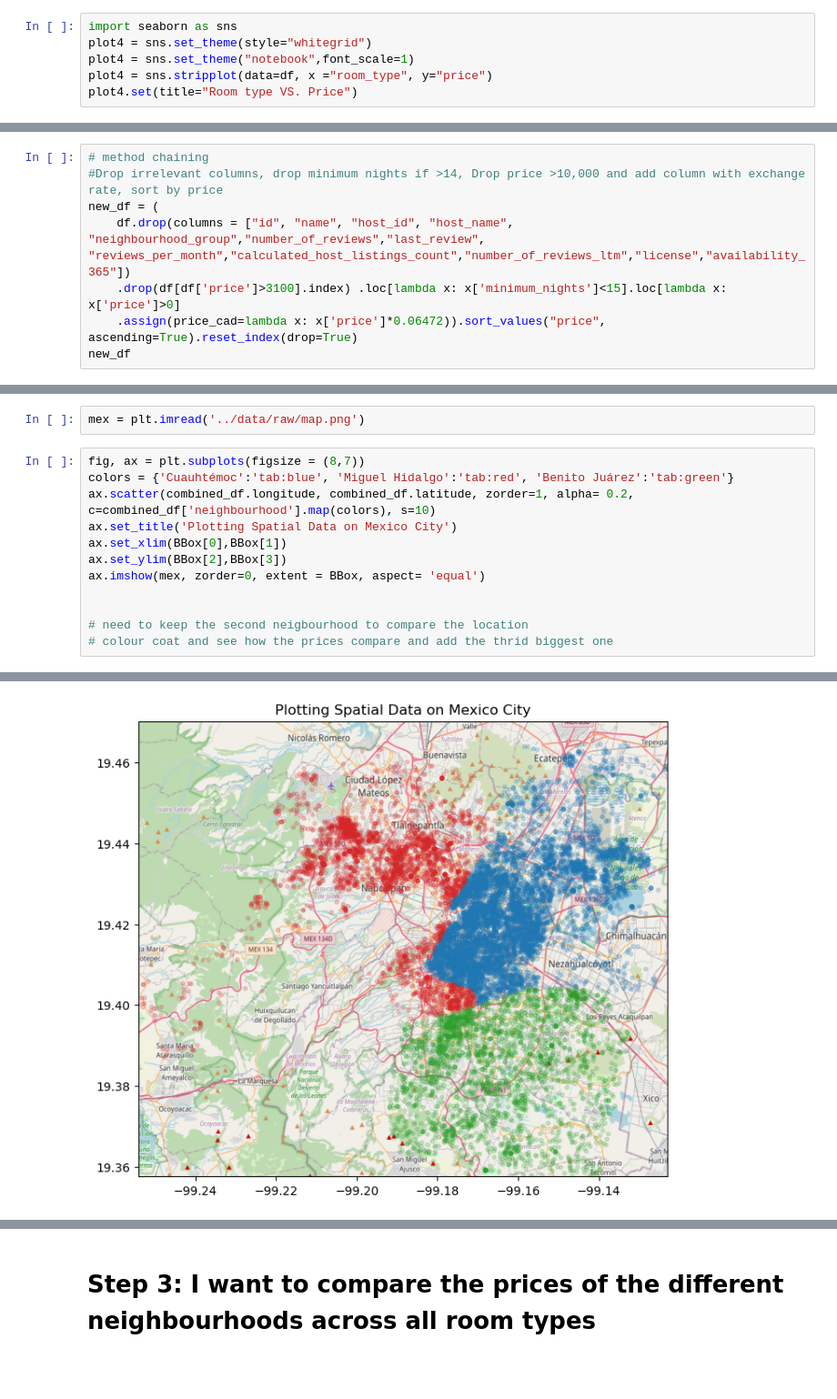
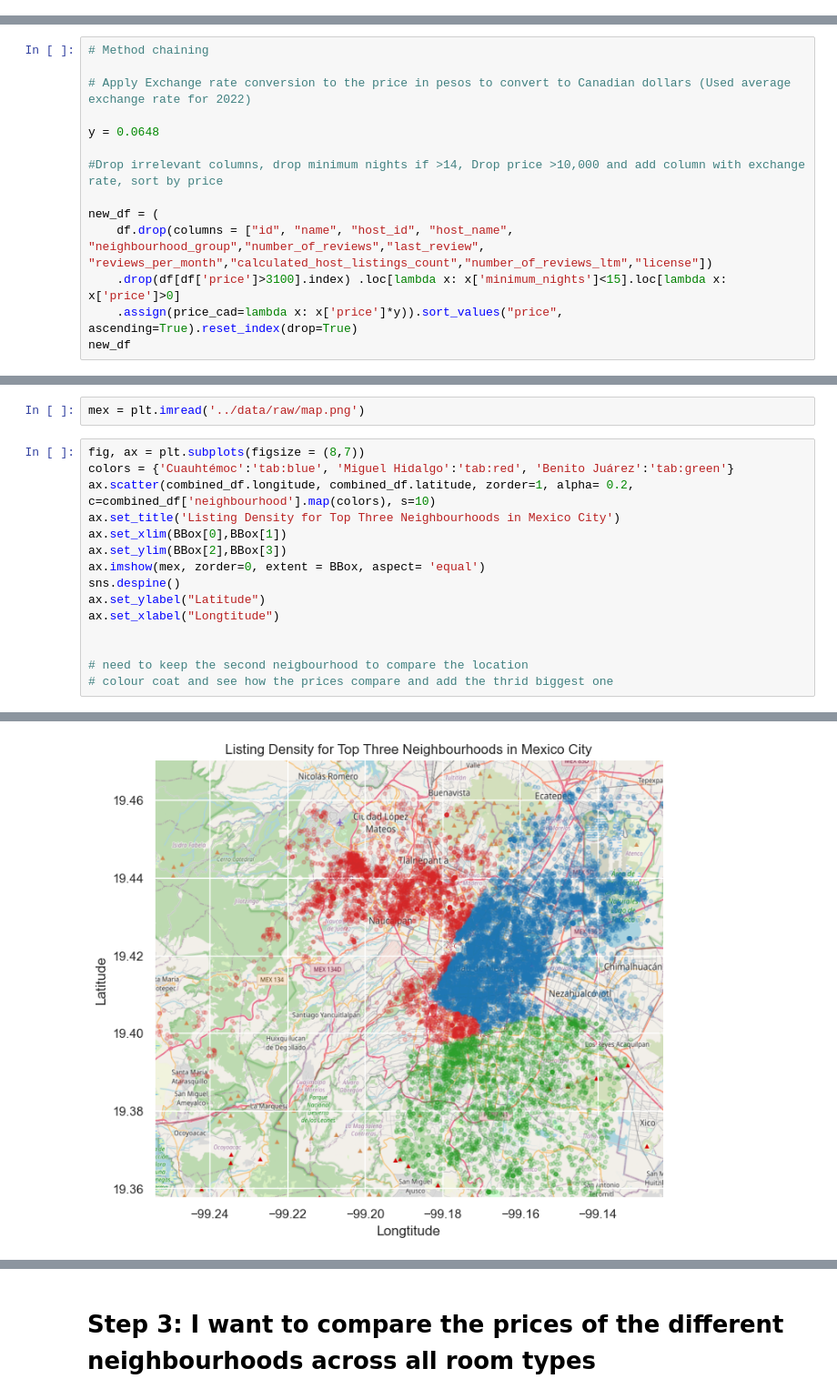
Before and after one commit to ubco-W2022T2-data301/project-group-group21, a Jupyter notebook: analysis/analysis2.ipynb, the cells around one changed output, grey strips where cells are left out. Shown at 91% size. Saved outputs shown, nothing was run; the diff lists cells and outputs as text; blank space fills up the shorter version.

```diff
--- a/analysis/analysis2.ipynb
+++ b/analysis/analysis2.ipynb
@@ -87,9 +85,3 @@ new_data
 | Hotel room | 251.530769 | 2482.553846 |
 | Private room | 255.842639 | 1428.970479 |
 | Shared room | 301.181185 | 955.177700 |
-# %%
-import seaborn as sns
-plot4 = sns.set_theme(style="whitegrid")
-plot4 = sns.set_theme("notebook",font_scale=1)
-plot4 = sns.stripplot(data=df, x ="room_type", y="price")
-plot4.set(title="Room type VS. Price")
@@ -285,11 +267,17 @@ clean_data.describe()
 # %% [markdown]
 ## Building and Testing my method chain
 # %%
-# method chaining
+# Method chaining
+
+# Apply Exchange rate conversion to the price in pesos to convert to Canadian dollars (Used average exchange rate for 2022)
+
+y = 0.0648
+
 #Drop irrelevant columns, drop minimum nights if >14, Drop price >10,000 and add column with exchange rate, sort by price
+
 new_df = (
-    df.drop(columns = ["id", "name", "host_id", "host_name", "neighbourhood_group","number_of_reviews","last_review", "reviews_per_month","calculated_host_listings_count","number_of_reviews_ltm","license","availability_365"])
+    df.drop(columns = ["id", "name", "host_id", "host_name", "neighbourhood_group","number_of_reviews","last_review", "reviews_per_month","calculated_host_listings_count","number_of_reviews_ltm","license"])
     .drop(df[df['price']>3100].index) .loc[lambda x: x['minimum_nights']<15].loc[lambda x: x['price']>0]
-    .assign(price_cad=lambda x: x['price']*0.06472)).sort_values("price", ascending=True).reset_index(drop=True)
+    .assign(price_cad=lambda x: x['price']*y)).sort_values("price", ascending=True).reset_index(drop=True)
 new_df
 # %% [output]
@@ -378,10 +372,13 @@ mex = plt.imread('../data/raw/map.png')
 fig, ax = plt.subplots(figsize = (8,7))
 colors = {'Cuauhtémoc':'tab:blue', 'Miguel Hidalgo':'tab:red', 'Benito Juárez':'tab:green'}
 ax.scatter(combined_df.longitude, combined_df.latitude, zorder=1, alpha= 0.2, c=combined_df['neighbourhood'].map(colors), s=10)
-ax.set_title('Plotting Spatial Data on Mexico City')
+ax.set_title('Listing Density for Top Three Neighbourhoods in Mexico City')
 ax.set_xlim(BBox[0],BBox[1])
 ax.set_ylim(BBox[2],BBox[3])
 ax.imshow(mex, zorder=0, extent = BBox, aspect= 'equal')
+sns.despine()
+ax.set_ylabel("Latitude")
+ax.set_xlabel("Longtitude")
 
 
 # need to keep the second neigbourhood to compare the location
@@ -391,3 +388,3 @@ ax.imshow(mex, zorder=0, extent = BBox, aspect= 'equal')
-[figure, old version]
+[figure, new version]
 # %% [markdown]
 ## Summary
```
Also changed, not shown: parts of 29 cells of this notebook, 1 other file.
